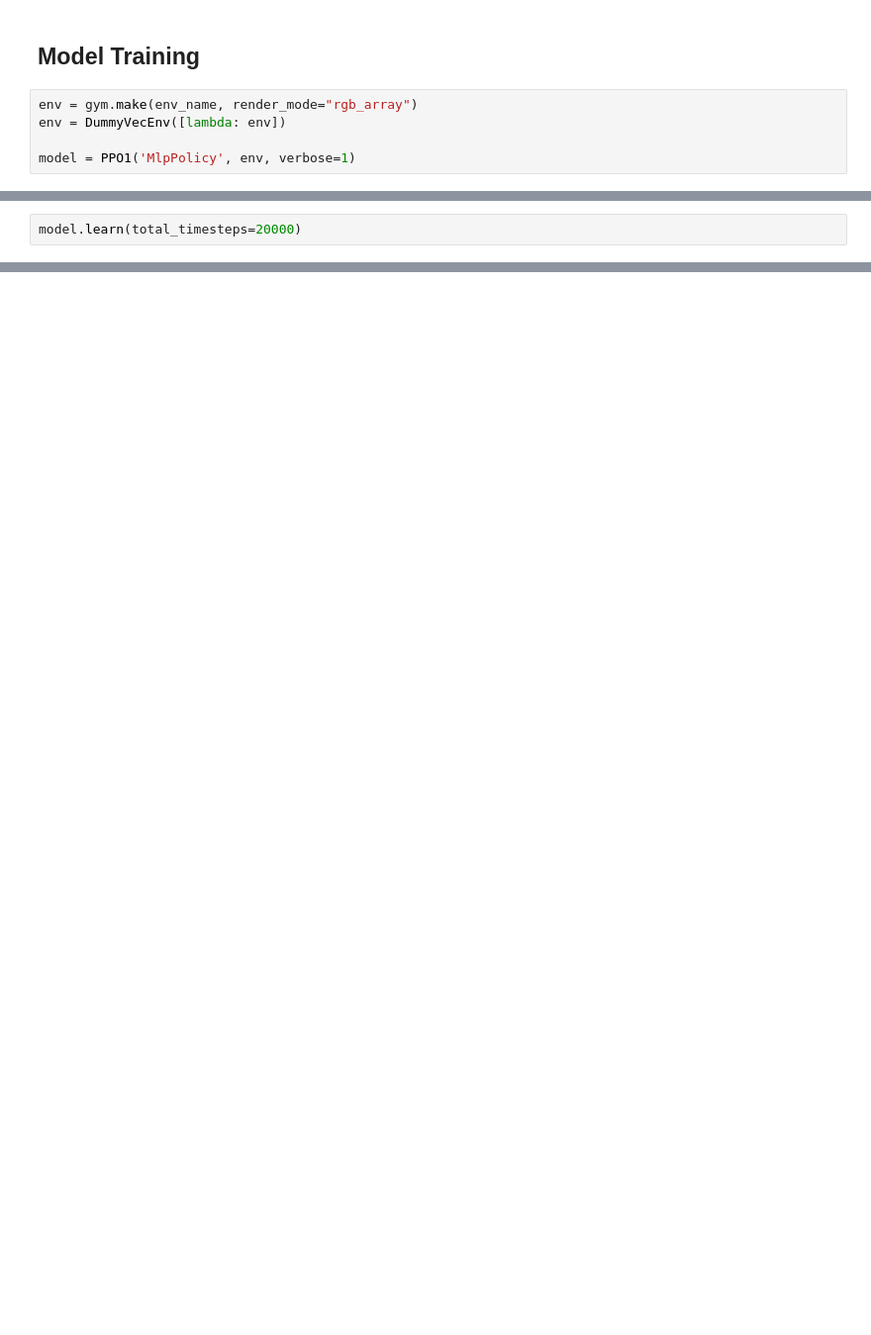
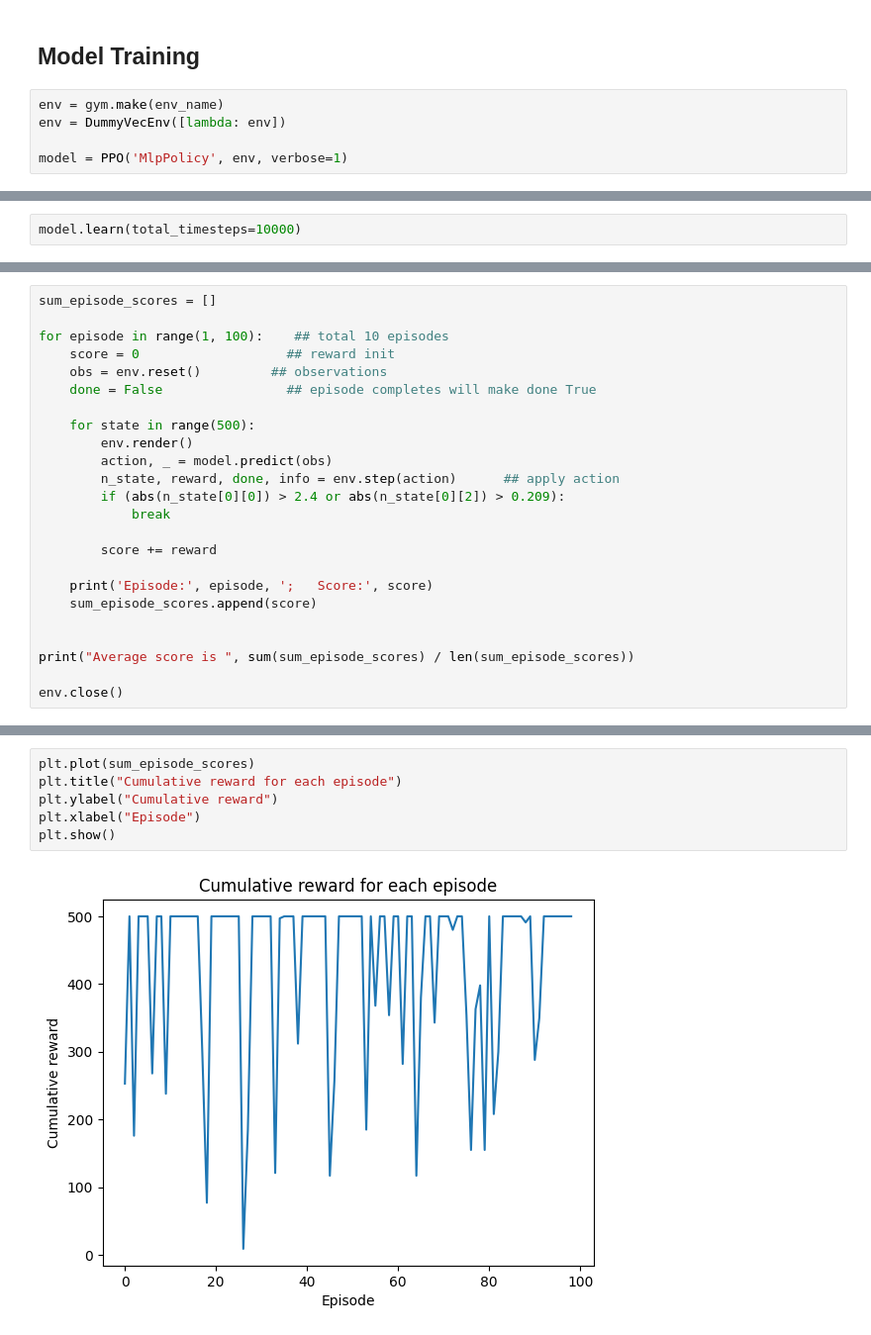
Before and after one commit to Neo-Zenith/sc3000-artificial-intelligence, a Jupyter notebook: model/algorithm.Ipynb, the cells around one changed output, grey strips where cells are left out. Shown: that part at 99% size. Saved outputs shown, nothing was run; the diff lists cells and outputs as text; blank space fills up the shorter version.

Commit message:
model train and testing

```diff
--- a/model/algorithm.Ipynb
+++ b/model/algorithm.Ipynb
@@ -49,8 +16,8 @@ Episode: 10 ;   Score: 17.0
 # %% [markdown]
 ## Model Training
 # %%
-env = gym.make(env_name, render_mode="rgb_array")
+env = gym.make(env_name)
 env = DummyVecEnv([lambda: env])
 
-model = PPO1('MlpPolicy', env, verbose=1)
+model = PPO('MlpPolicy', env, verbose=1)
 # %% [output]
@@ -74,3 +25,3 @@ Use tf.where in 2.0, which has the same broadcast rule as np.where
 # %%
-model.learn(total_timesteps=20000)
+model.learn(total_timesteps=10000)
 # %% [output]
@@ -78,0 +46,24 @@ ValueError: setting an array element with a sequence. The requested array would
+# %%
+sum_episode_scores = []
+
+for episode in range(1, 100):    ## total 10 episodes
+    score = 0                   ## reward init
+    obs = env.reset()         ## observations
+    done = False                ## episode completes will make done True
+
+    for state in range(500):
+        env.render()
+        action, _ = model.predict(obs)
+        n_state, reward, done, info = env.step(action)      ## apply action
+        if (abs(n_state[0][0]) > 2.4 or abs(n_state[0][2]) > 0.209):
+            break
+
+        score += reward
+
+    print('Episode:', episode, ';   Score:', score)
+    sum_episode_scores.append(score)
+
+
+print("Average score is ", sum(sum_episode_scores) / len(sum_episode_scores))
+
+env.close()
@@ -78,0 +88,8 @@ ValueError: setting an array element with a sequence. The requested array would
+# %%
+plt.plot(sum_episode_scores)
+plt.title("Cumulative reward for each episode")
+plt.ylabel("Cumulative reward")
+plt.xlabel("Episode")
+plt.show()
+# %% [output]
+[figure, added]
```
Also changed, not shown: parts of 6 cells of this notebook.
